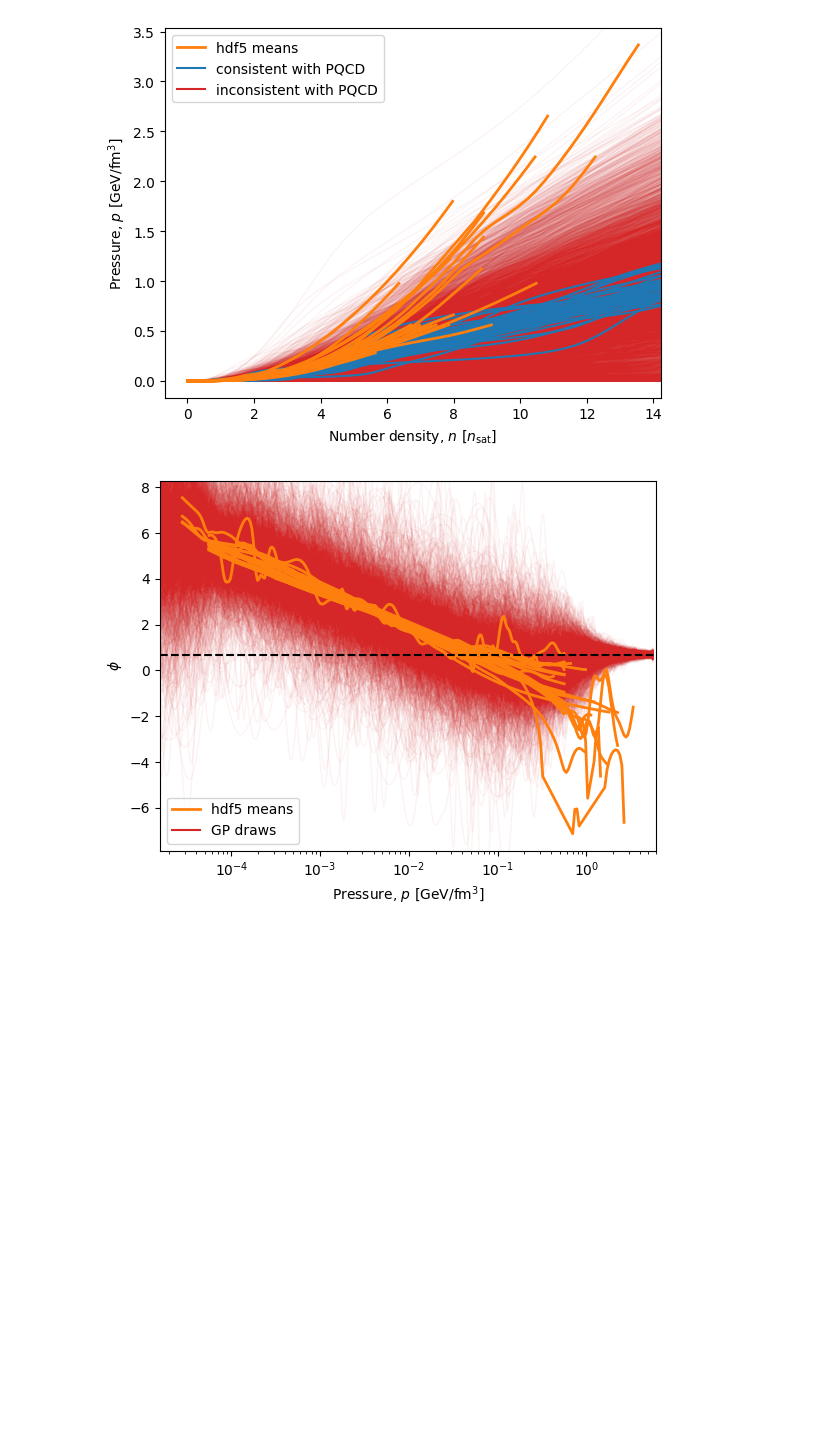
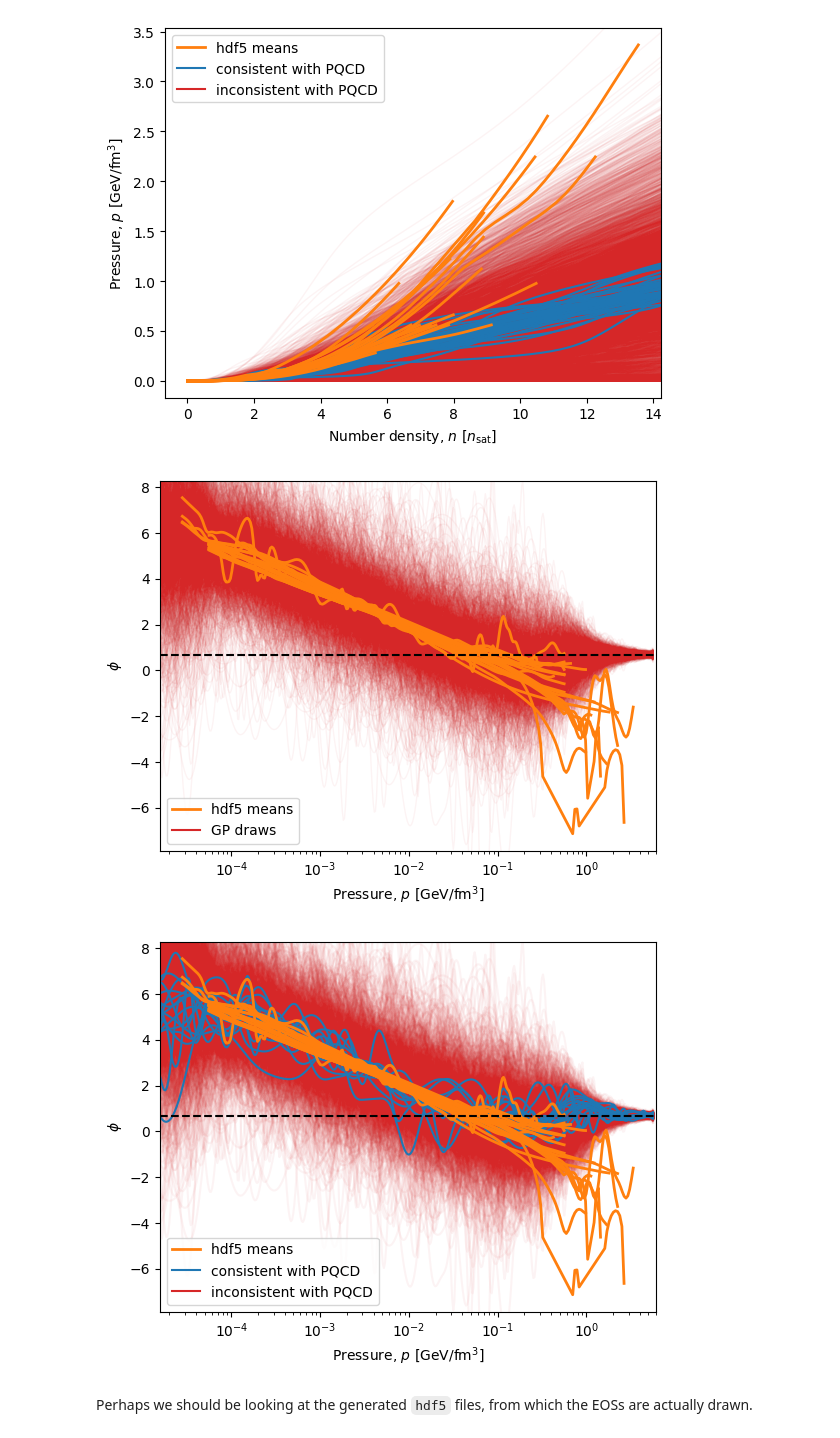
Before and after one commit to eliotfinch/pqcd, a Jupyter notebook: notebooks/inspect_gp_hdf5s.ipynb, the cells around one changed output. Drawn from its saved outputs; the diff is of its cells as text; code cells hidden in the pictures; blank space fills up the shorter version.

```diff
--- a/notebooks/inspect_gp_hdf5s.ipynb
+++ b/notebooks/inspect_gp_hdf5s.ipynb
@@ -270,3 +295,80 @@ ax.set_xlabel(r'Pressure, $p$ [GeV/fm$^3$]')
 _ = ax.set_ylabel(r'$\phi$')
 # %% [output]
 [figure]
+# %%
+fig, ax = plt.subplots()
+ax.set_xscale('log')
+
+for variety in ['had', 'hyp', 'qrk']:
+    for path in hdf5_paths[variety]:
+
+        if variety == 'had':
+            file_path = f'../make-agnostic-processes/{variety}agn/{path}/gpr_gpr_{variety}ronic-{path}.hdf5'
+        elif variety == 'hyp':
+            file_path = f'../make-agnostic-processes/{variety}agn/{path}/gpr_gpr_{variety}eronic-{path}.hdf5'
+        elif variety == 'qrk':
+            file_path = f'../make-agnostic-processes/{variety}agn/{path}/gpr_gpr_quark-{path}.hdf5'
+
+        with h5py.File(file_path, 'r') as f:
+            cov = np.array(f['0']['cov'])
+            mean = np.array(f['0']['mean'])
+
+        log_pressure = np.array([entry[0] for entry in mean])
+        phi = np.array([entry[1] for entry in mean])
+
+        ax.plot(to_GeV_per_cubic_femtometre(np.exp(log_pressure)), phi, c='C1', zorder=3, lw=2)
+
+xlim = ax.get_xlim()
+ylim = ax.get_ylim()
+
+sets = [0]
+N_samp = 1000
+
+pqcd_region_dict = pqcd.get_pqcd_region()
+
+for s in sets:
+    for variety in ['had', 'hyp', 'qrk']:
+        for ni in range(N_samp):
+
+            eos = pd.read_csv(f'../data/eos-draws-modified/{s:02}/{variety}agn/eos-draw-{ni:06}.csv')
+
+            if pqcd.consistent_with_pqcd(eos, pqcd_region_dict):
+                c='C0'
+                alpha=1
+                zorder=1
+
+            else:
+                c='C3'
+                alpha=0.05
+                zorder=0.5
+
+            gp = pd.read_csv(f'../data/eos-draws-modified/{s:02}/{variety}agn/draw-gpr_{variety}agn-{ni:06}.csv')
+
+            ax.plot(
+                to_GeV_per_cubic_femtometre(np.exp(gp['log(pressurec2)'])),
+                gp['phi'],
+                color=c,
+                alpha=alpha,
+                zorder=zorder
+            )
+
+ax.set_xlim(xlim)
+ax.set_ylim(ylim)
+
+labels = ['hdf5 means', 'consistent with PQCD', 'inconsistent with PQCD']
+handles = [
+    plt.Line2D([0], [0], color='C1', lw=2),
+    plt.Line2D([0], [0], color='C0'),
+    plt.Line2D([0], [0], color='C3')
+    ]
+
+ax.legend(handles, labels)
+
+ax.axhline(np.log(2), c='k', ls='--', zorder=10)
+
+ax.set_xlabel(r'Pressure, $p$ [GeV/fm$^3$]')
+_ = ax.set_ylabel(r'$\phi$')
+# %% [output]
+[figure, added]
+# %% [markdown]
+Perhaps we should be looking at the generated `hdf5` files, from which the EOSs are actually drawn.
```
Also changed, not shown: parts of 7 cells of this notebook, 3 other files.
